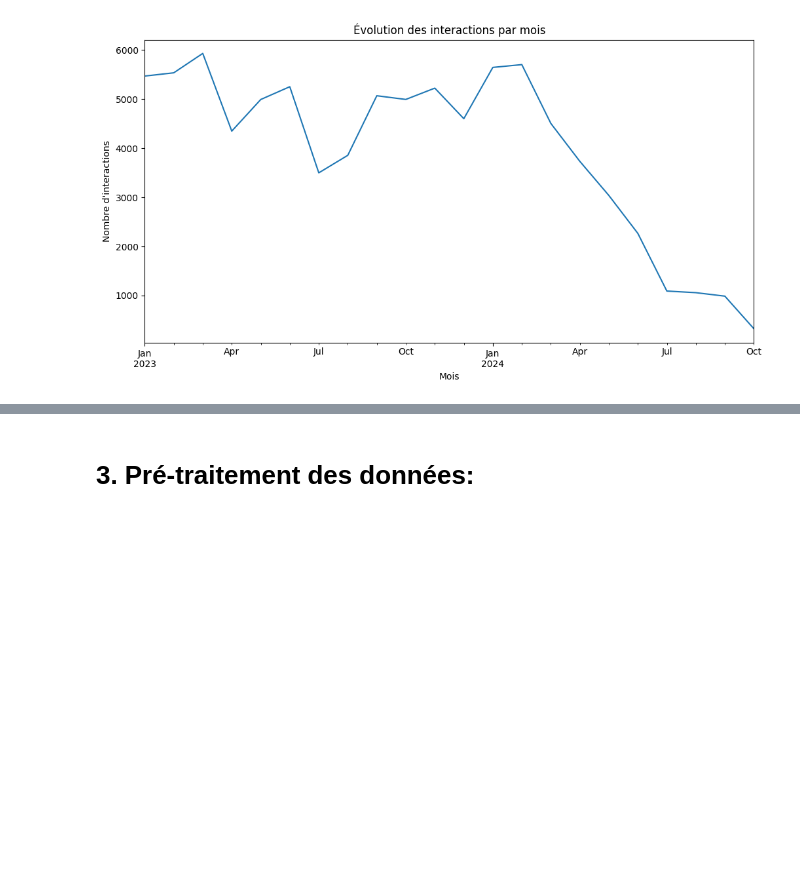
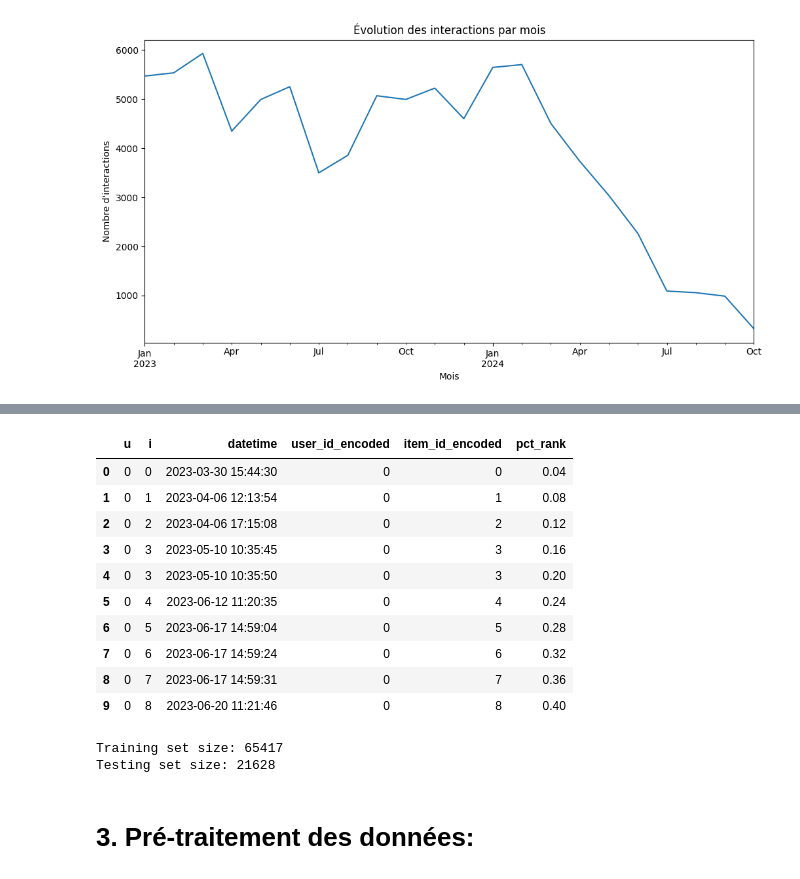
Before and after one commit to leoniedyt/Project-DSML, a Jupyter notebook: project.ipynb, the cells around one changed output, grey strips where cells are left out. Saved outputs shown, nothing was run; the diff lists cells and outputs as text; code cells hidden in the pictures; blank space fills up the shorter version.

```diff
--- a/project.ipynb
+++ b/project.ipynb
@@ -352,0 +355,3 @@ plt.show()
+# %%
+df_interactions = df_interactions_train.sort_values(["u", "datetime"])
+df_interactions.head(10)
@@ -353,3 +370,31 @@ plt.show()
+# %%
+# Calculer le rang en pourcentage des interactions pour chaque utilisateur
+df_interactions["pct_rank"] = df_interactions.groupby("u")["datetime"].rank(pct=True, method='dense')
+df_interactions.reset_index(drop=True, inplace=True)
+df_interactions.head(10)
+# %% [output]
+|  | u | i | datetime | user_id_encoded | item_id_encoded | pct_rank |
+| 0 | 0 | 0 | 2023-03-30 15:44:30 | 0 | 0 | 0.04 |
+| 1 | 0 | 1 | 2023-04-06 12:13:54 | 0 | 1 | 0.08 |
+| 2 | 0 | 2 | 2023-04-06 17:15:08 | 0 | 2 | 0.12 |
+| 3 | 0 | 3 | 2023-05-10 10:35:45 | 0 | 3 | 0.16 |
+| 4 | 0 | 3 | 2023-05-10 10:35:50 | 0 | 3 | 0.20 |
+| 5 | 0 | 4 | 2023-06-12 11:20:35 | 0 | 4 | 0.24 |
+| 6 | 0 | 5 | 2023-06-17 14:59:04 | 0 | 5 | 0.28 |
+| 7 | 0 | 6 | 2023-06-17 14:59:24 | 0 | 6 | 0.32 |
+| 8 | 0 | 7 | 2023-06-17 14:59:31 | 0 | 7 | 0.36 |
+| 9 | 0 | 8 | 2023-06-20 11:21:46 | 0 | 8 | 0.40 |
+# %%
+# Créer les ensembles d’entraînement et de test
+train_data = df_interactions[df_interactions["pct_rank"] < 0.8]
+test_data = df_interactions[df_interactions["pct_rank"] >= 0.8]
+
+# Afficher les tailles des ensembles
+print("Training set size:", train_data.shape[0])
+print("Testing set size:", test_data.shape[0])
+# %% [output]
+Training set size: 65417
+Testing set size: 21628
 # %% [markdown]
 # 3. Pré-traitement des données:
 # %% [markdown]
```
Also changed, not shown: parts of 6 cells of this notebook.
